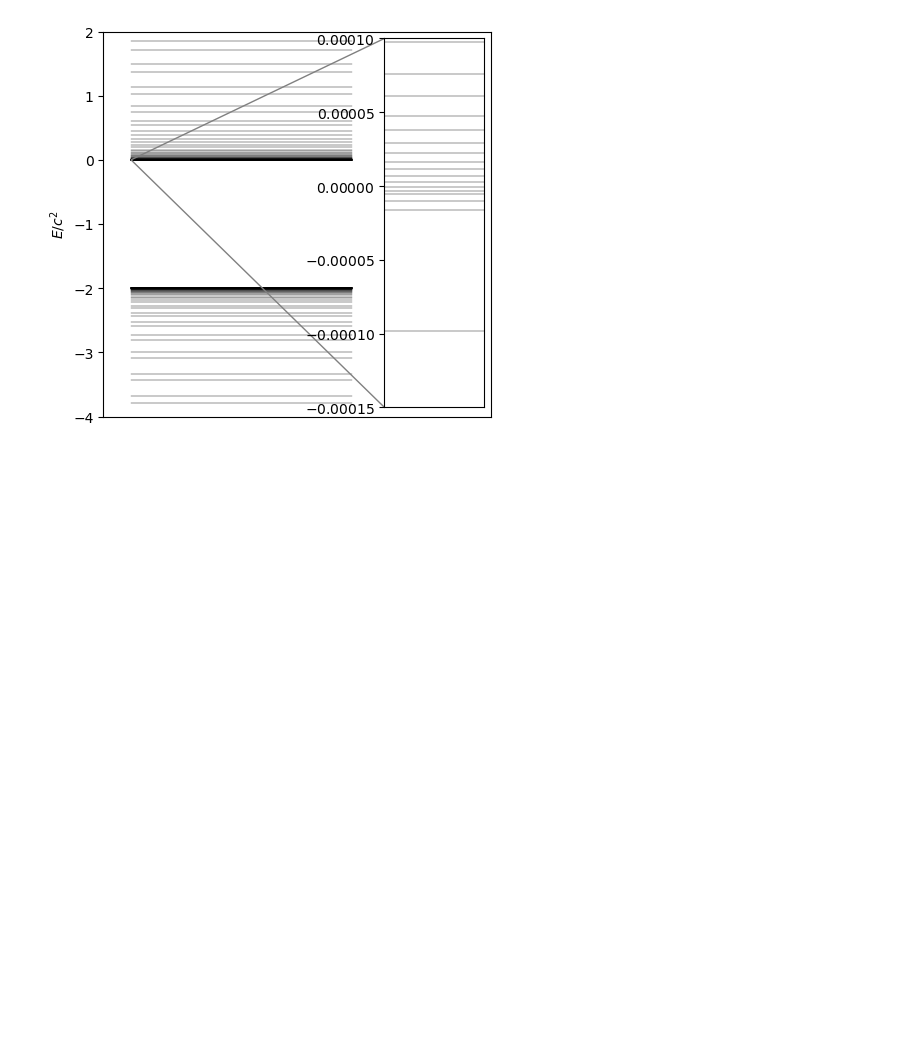
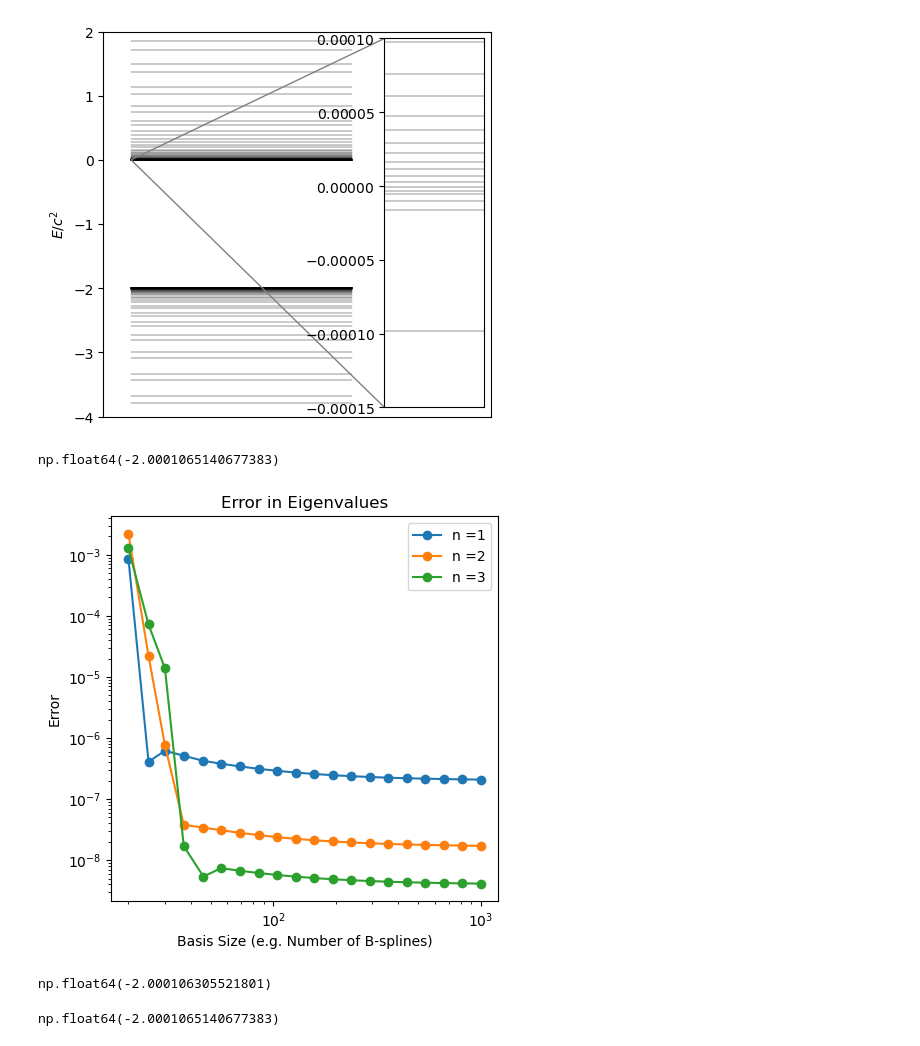
Before and after one commit to ma2this510/Dirac_Equation, a Jupyter notebook: notebook.ipynb, the cells around one changed output. Cells and saved outputs as stored; diff of their text form; code cells hidden in the pictures; blank space fills up the shorter version.

Commit message:
First convergence plot

```diff
--- a/notebook.ipynb
+++ b/notebook.ipynb
@@ -52,3 +53,48 @@ plt.show()
 # %% [output]
 0.2 0.200015625 -0.00015 0.0001
 [figure]
+# %%
+z = 2
+kappa = -1
+c = 137.0359895
+
+value_th = lambda n : c**2 /(np.sqrt(1 + (z/c)**2 / (n - abs(kappa)+ np.sqrt(kappa**2 - (z/c)**2))**2) ) - c**2
+value_th(1)
+# %% [output]
+np.float64(-2.0001065140677383)
+# %%
+error = np.zeros([20, 8])
+n_list = list()
+order_list = list()
+i=0
+folder_path = 'result'
+for filename in os.listdir(folder_path):
+    nbspline, order = [int(x) for x in filename[:-4].split('_')[1:]]
+    n_list.append(nbspline)
+    order_list.append(order)
+    data = pd.read_csv(os.path.join(folder_path, filename), header=None)
+    for j in range(len(data)):
+        error[i, j] = np.abs(data.iloc[j, 0] - value_th(j+1))
+    i+=1
+# %%
+fig, ax = plt.subplots(figsize=(5, 5))
+for i in range(3):
+    ax.plot(n_list, error[:, i], label=f'n ={i+1}', marker='o')
+
+ax.set_yscale('log')
+ax.set_xscale('log')
+ax.legend()
+ax.set_xlabel('Basis Size (e.g. Number of B-splines)')
+ax.set_ylabel('Error')
+ax.set_title('Error in Eigenvalues')
+plt.show()
+# %% [output]
+[figure, added]
+# %%
+data.iloc[0, 0]
+# %% [output]
+np.float64(-2.000106305521801)
+# %%
+value_th(1)
+# %% [output]
+np.float64(-2.0001065140677383)
```
Also changed, not shown: parts of 1 cell of this notebook.
